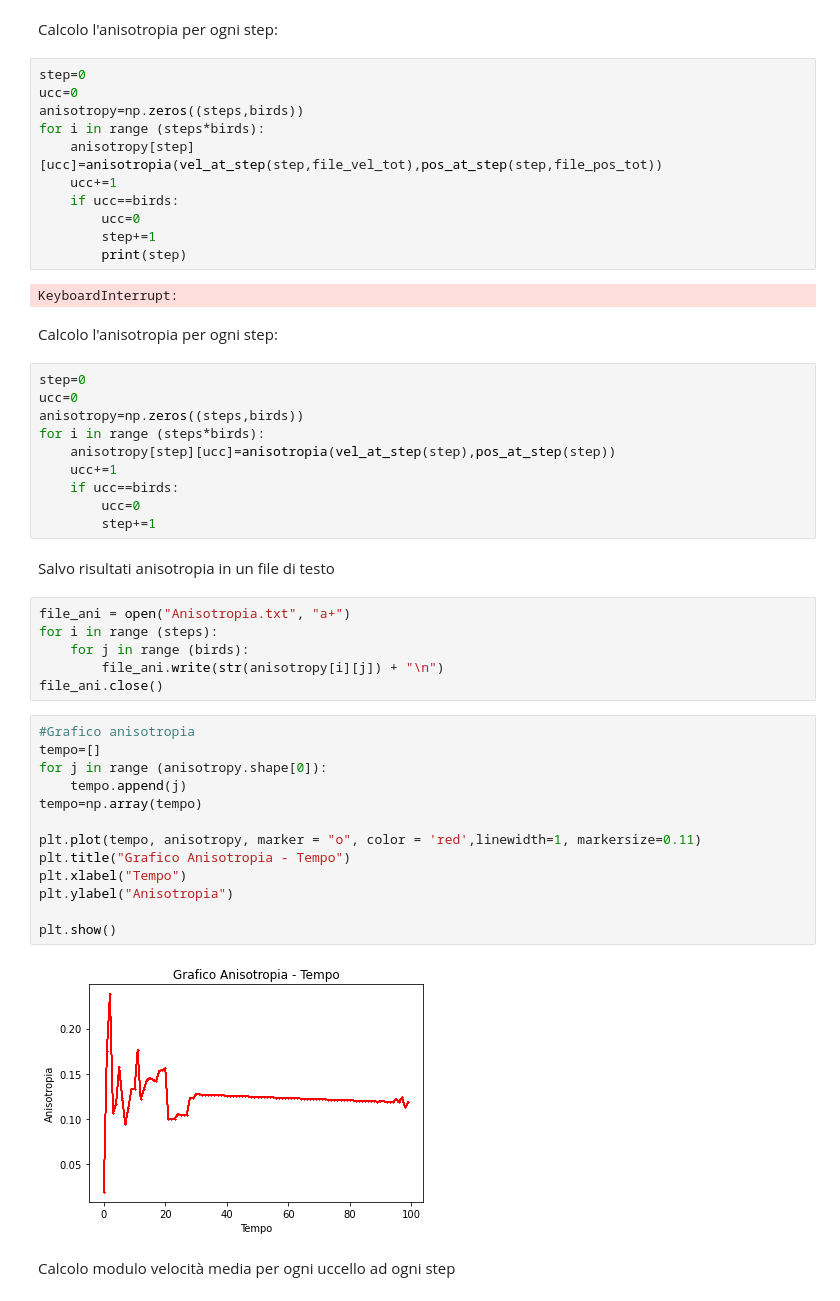
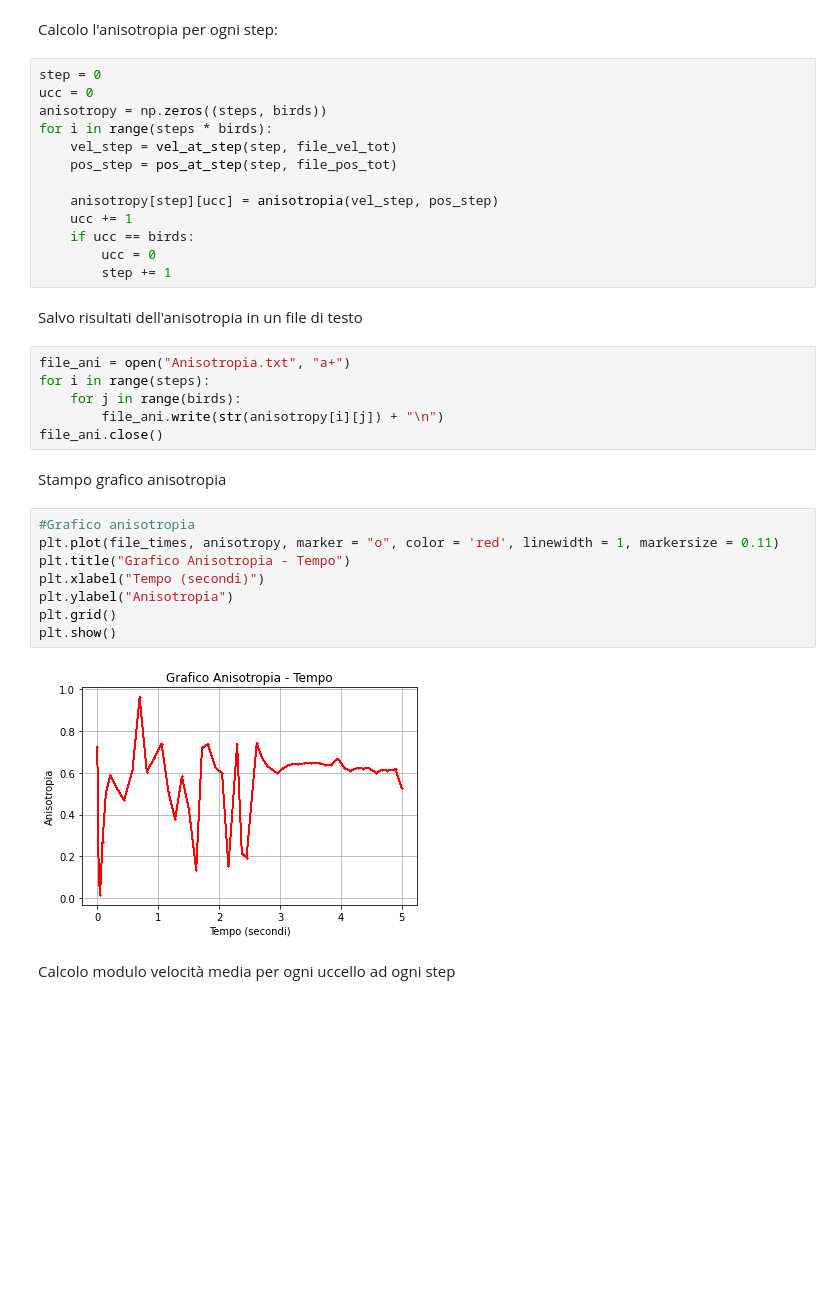
Before and after one commit to unibo-niccolotonin/Esame-Sistemi-Complessi-Stormi, a Jupyter notebook: FlockingCalcoliOriginal.ipynb, the cells around one changed output. Drawn from its saved outputs; the diff is of its cells as text; blank space fills up the shorter version.

```diff
--- a/FlockingCalcoliOriginal.ipynb
+++ b/FlockingCalcoliOriginal.ipynb
@@ -266,52 +247,37 @@ VelNorm=velMedia/np.linalg.norm(velMedia)
 # %% [markdown]
 Calcolo l'anisotropia per ogni step:
 # %%
-step=0
-ucc=0
-anisotropy=np.zeros((steps,birds))
-for i in range (steps*birds):
-    anisotropy[step][ucc]=anisotropia(vel_at_step(step,file_vel_tot),pos_at_step(step,file_pos_tot))
-    ucc+=1
-    if ucc==birds:
-        ucc=0
-        step+=1
-        print(step)
+step = 0
+ucc = 0
+anisotropy = np.zeros((steps, birds))
+for i in range(steps * birds):
+    vel_step = vel_at_step(step, file_vel_tot)
+    pos_step = pos_at_step(step, file_pos_tot)
+
+    anisotropy[step][ucc] = anisotropia(vel_step, pos_step)
+    ucc += 1
+    if ucc == birds:
+        ucc = 0
+        step += 1
-# %% [output]
-KeyboardInterrupt:
-# %% [markdown]
-Calcolo l'anisotropia per ogni step:
-# %%
-step=0
-ucc=0
-anisotropy=np.zeros((steps,birds))
-for i in range (steps*birds):
-    anisotropy[step][ucc]=anisotropia(vel_at_step(step),pos_at_step(step))
-    ucc+=1
-    if ucc==birds:
-        ucc=0
-        step+=1
 # %% [markdown]
-Salvo risultati anisotropia in un file di testo
+Salvo risultati dell'anisotropia in un file di testo
 # %%
 file_ani = open("Anisotropia.txt", "a+")
-for i in range (steps):
-    for j in range (birds):
+for i in range(steps):
+    for j in range(birds):
         file_ani.write(str(anisotropy[i][j]) + "\n")
 file_ani.close()
+# %% [markdown]
+Stampo grafico anisotropia
 # %%
 #Grafico anisotropia
-tempo=[]
-for j in range (anisotropy.shape[0]):
-    tempo.append(j)
-tempo=np.array(tempo)
-
-plt.plot(tempo, anisotropy, marker = "o", color = 'red',linewidth=1, markersize=0.11)
+plt.plot(file_times, anisotropy, marker = "o", color = 'red', linewidth = 1, markersize = 0.11)
 plt.title("Grafico Anisotropia - Tempo")
-plt.xlabel("Tempo")
+plt.xlabel("Tempo (secondi)")
 plt.ylabel("Anisotropia")
-
+plt.grid()
 plt.show()
 # %% [output]
-[figure, old version]
+[figure, new version]
 # %% [markdown]
 Calcolo modulo velocità media per ogni uccello ad ogni step
```
Also changed, not shown: parts of 49 cells of this notebook.
